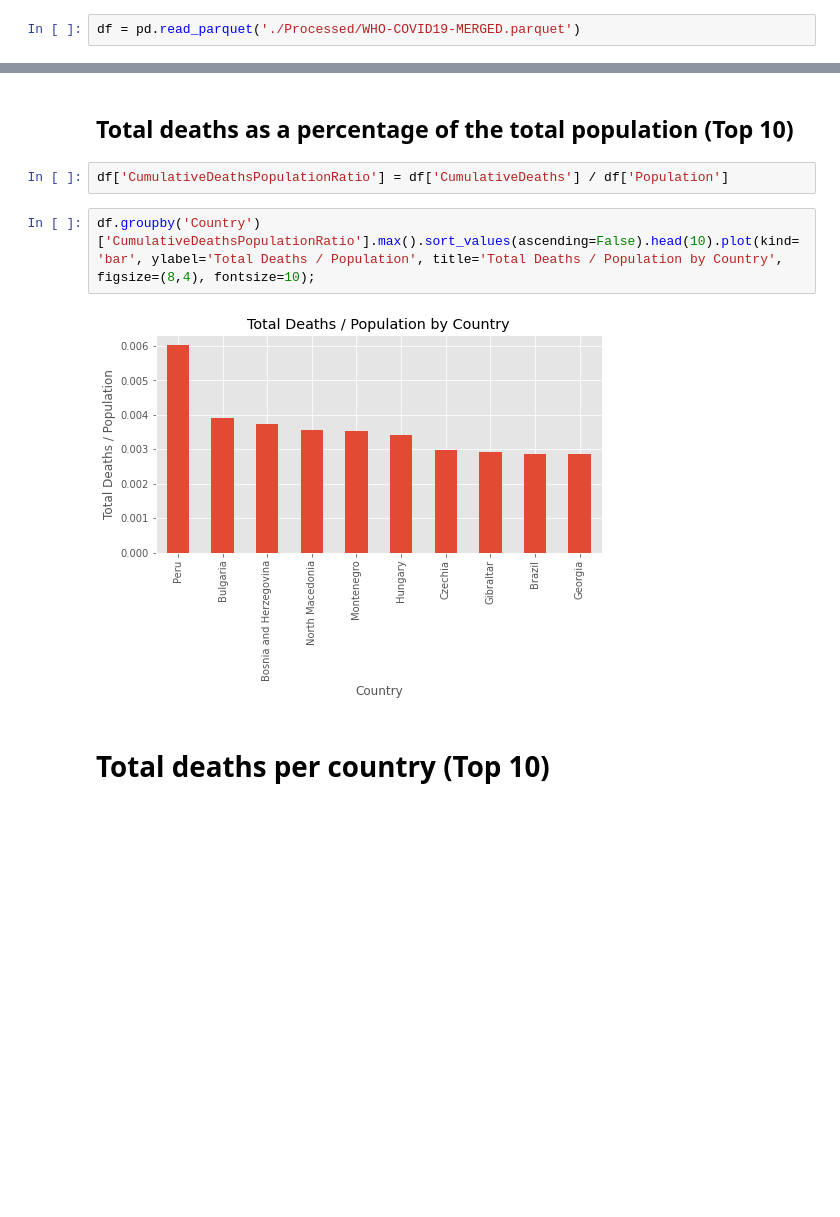
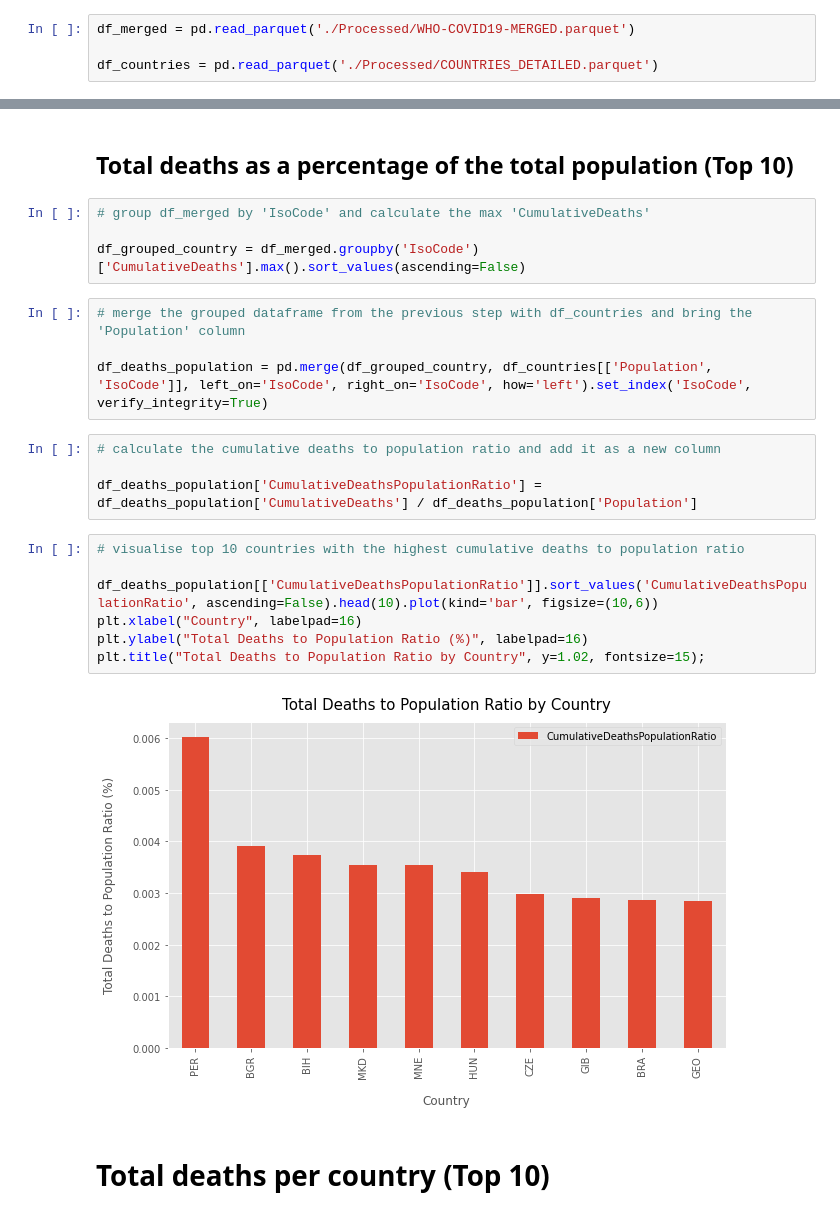
Before and after one commit to lyubol/Pandas-ETL---Covid, a Jupyter notebook: data_analysis.ipynb, the cells around one changed output, grey strips where cells are left out. Saved outputs shown, nothing was run; the diff lists cells and outputs as text; blank space fills up the shorter version.

Commit message:
1. Updated data analysis.ipynb; 2. Added new visualisation

```diff
--- a/data_analysis.ipynb
+++ b/data_analysis.ipynb
@@ -11,7 +11,9 @@ importing Jupyter notebook from functions.ipynb
 # %% [markdown]
 ## Read merged data
 # %%
-df = pd.read_parquet('./Processed/WHO-COVID19-MERGED.parquet')
+df_merged = pd.read_parquet('./Processed/WHO-COVID19-MERGED.parquet')
+
+df_countries = pd.read_parquet('./Processed/COUNTRIES_DETAILED.parquet')
 # %% [markdown]
 # Data exploration and Visualization
 # %%
@@ -20,12 +22,27 @@ df = pd.read_parquet('./Processed/WHO-COVID19-MERGED.parquet')
 plt.style.use('ggplot') # go back and execute the graph again
 # %% [markdown]
 ## Total deaths as a percentage of the total population (Top 10)
-# %%
-df['CumulativeDeathsPopulationRatio'] = df['CumulativeDeaths'] / df['Population']
+# %%
+# group df_merged by 'IsoCode' and calculate the max 'CumulativeDeaths'
+
+df_grouped_country = df_merged.groupby('IsoCode')['CumulativeDeaths'].max().sort_values(ascending=False)
+# %%
+# merge the grouped dataframe from the previous step with df_countries and bring the 'Population' column
+
+df_deaths_population = pd.merge(df_grouped_country, df_countries[['Population', 'IsoCode']], left_on='IsoCode', right_on='IsoCode', how='left').set_index('IsoCode', verify_integrity=True)
+# %%
+# calculate the cumulative deaths to population ratio and add it as a new column
+
+df_deaths_population['CumulativeDeathsPopulationRatio'] = df_deaths_population['CumulativeDeaths'] / df_deaths_population['Population']
 # %%
-df.groupby('Country')['CumulativeDeathsPopulationRatio'].max().sort_values(ascending=False).head(10).plot(kind='bar', ylabel='Total Deaths / Population', title='Total Deaths / Population by Country', figsize=(8,4), fontsize=10);
+# visualise top 10 countries with the highest cumulative deaths to population ratio
+
+df_deaths_population[['CumulativeDeathsPopulationRatio']].sort_values('CumulativeDeathsPopulationRatio', ascending=False).head(10).plot(kind='bar', figsize=(10,6))
+plt.xlabel("Country", labelpad=16)
+plt.ylabel("Total Deaths to Population Ratio (%)", labelpad=16)
+plt.title("Total Deaths to Population Ratio by Country", y=1.02, fontsize=15);
 # %% [output]
-[figure, old version]
+[figure, new version]
 # %% [markdown]
 # Total deaths per country (Top 10)
 # %%
```
Also changed, not shown: parts of 4 cells of this notebook, 2 other files.
